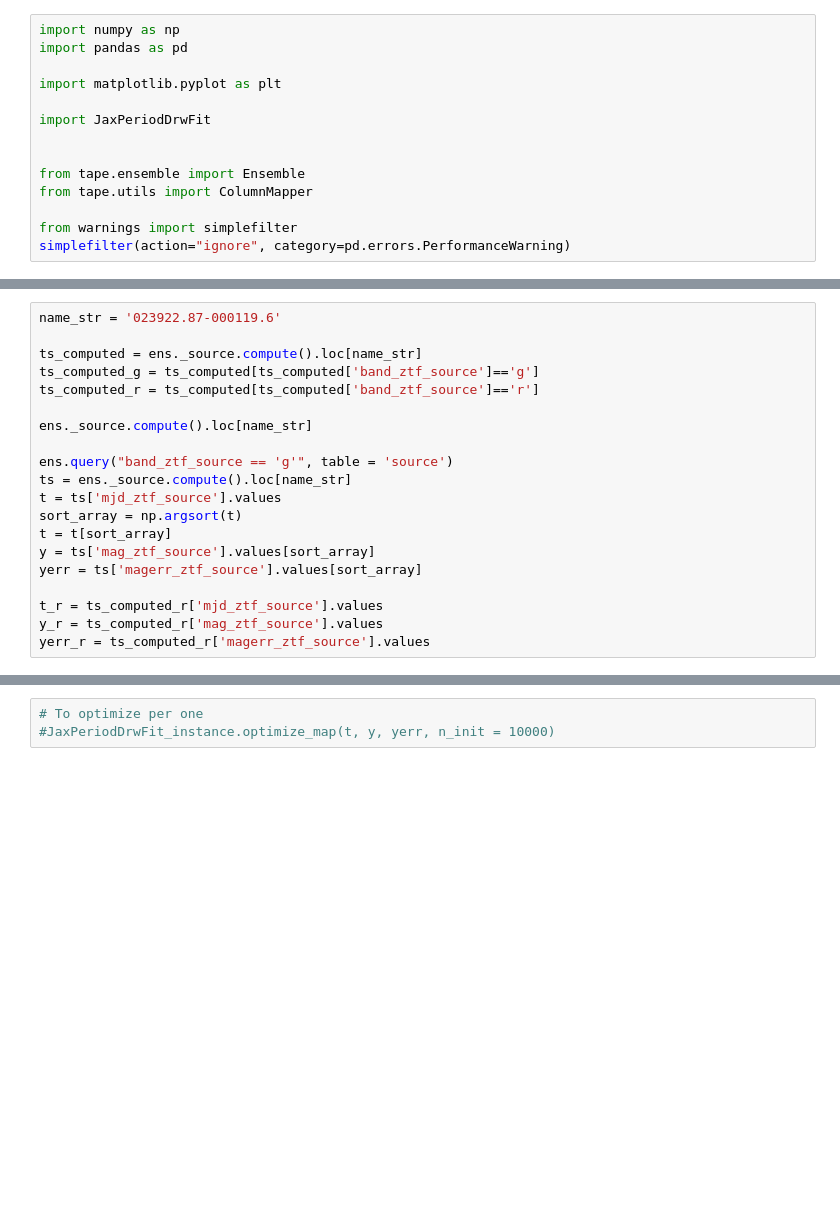
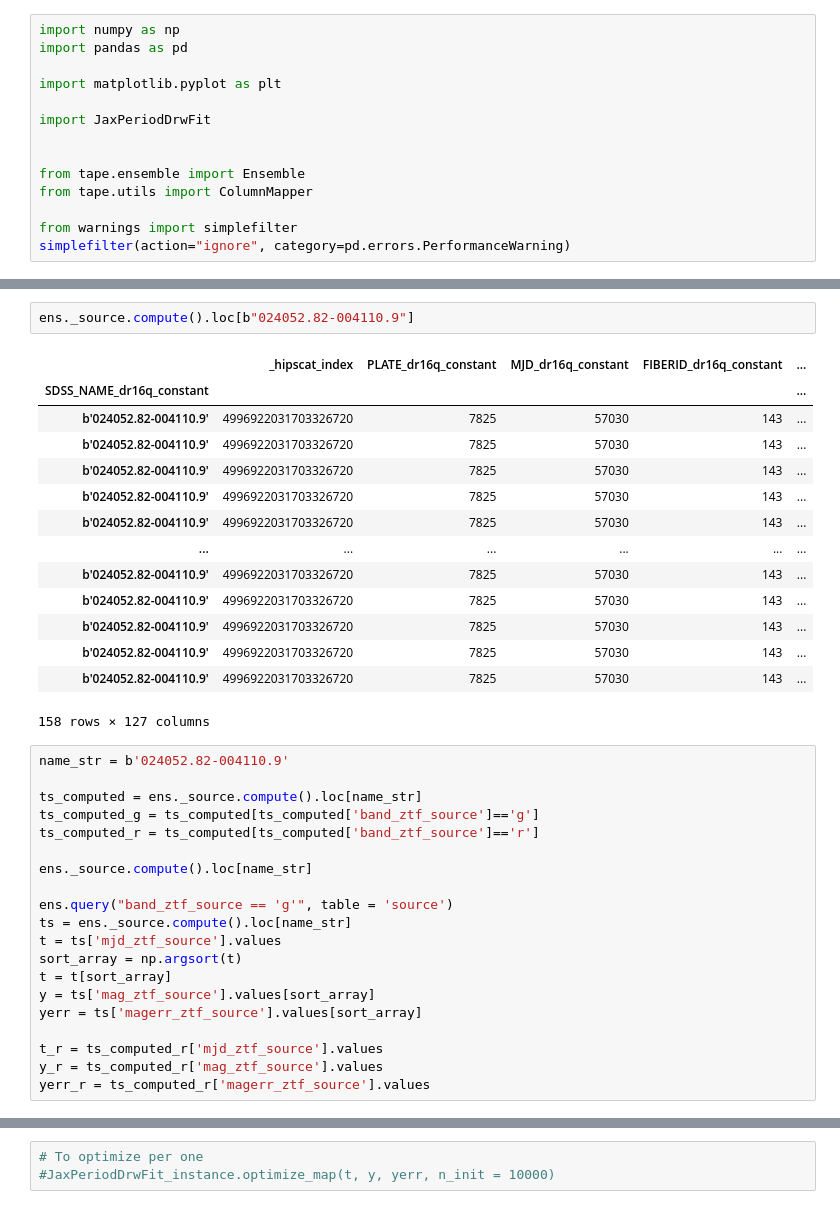
Before and after one commit to lincc-frameworks/notebooks_lf, a Jupyter notebook: PeriodDrw/Visualize.ipynb, the cells around one changed output, grey strips where cells are left out. Cells and saved outputs as stored; diff of their text form; blank space fills up the shorter version.

```diff
--- a/PeriodDrw/Visualize.ipynb
+++ b/PeriodDrw/Visualize.ipynb
@@ -64,5 +87,22 @@ res_tsp_run_0_np = np.vstack(res_tsp_run_0.values)
+# %%
+ens._source.compute().loc[b"024052.82-004110.9"]
+# %% [output]
+|  | _hipscat_index | PLATE_dr16q_constant | MJD_dr16q_constant | FIBERID_dr16q_constant | ... |
+| SDSS_NAME_dr16q_constant |  |  |  |  | ... |
+| b'024052.82-004110.9' | 4996922031703326720 | 7825 | 57030 | 143 | ... |
+| b'024052.82-004110.9' | 4996922031703326720 | 7825 | 57030 | 143 | ... |
+| b'024052.82-004110.9' | 4996922031703326720 | 7825 | 57030 | 143 | ... |
+| b'024052.82-004110.9' | 4996922031703326720 | 7825 | 57030 | 143 | ... |
+| b'024052.82-004110.9' | 4996922031703326720 | 7825 | 57030 | 143 | ... |
+| ... | ... | ... | ... | ... | ... |
+| b'024052.82-004110.9' | 4996922031703326720 | 7825 | 57030 | 143 | ... |
+| b'024052.82-004110.9' | 4996922031703326720 | 7825 | 57030 | 143 | ... |
+| b'024052.82-004110.9' | 4996922031703326720 | 7825 | 57030 | 143 | ... |
+| b'024052.82-004110.9' | 4996922031703326720 | 7825 | 57030 | 143 | ... |
+| b'024052.82-004110.9' | 4996922031703326720 | 7825 | 57030 | 143 | ... |
+158 rows × 127 columns
 # %%
-name_str = '023922.87-000119.6'
+name_str = b'024052.82-004110.9'
 
 ts_computed = ens._source.compute().loc[name_str]
 ts_computed_g = ts_computed[ts_computed['band_ztf_source']=='g']
```
Also changed, not shown: parts of 14 cells of this notebook, 3 other files.
